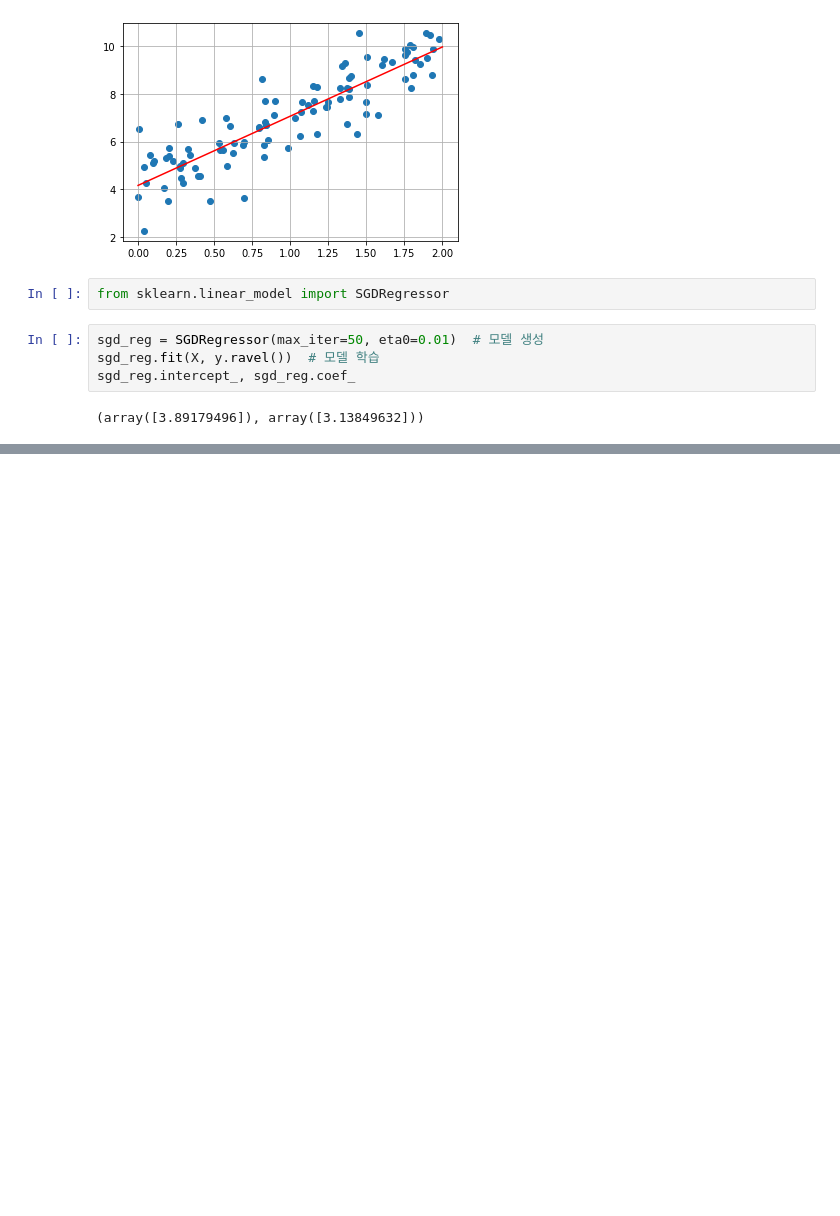
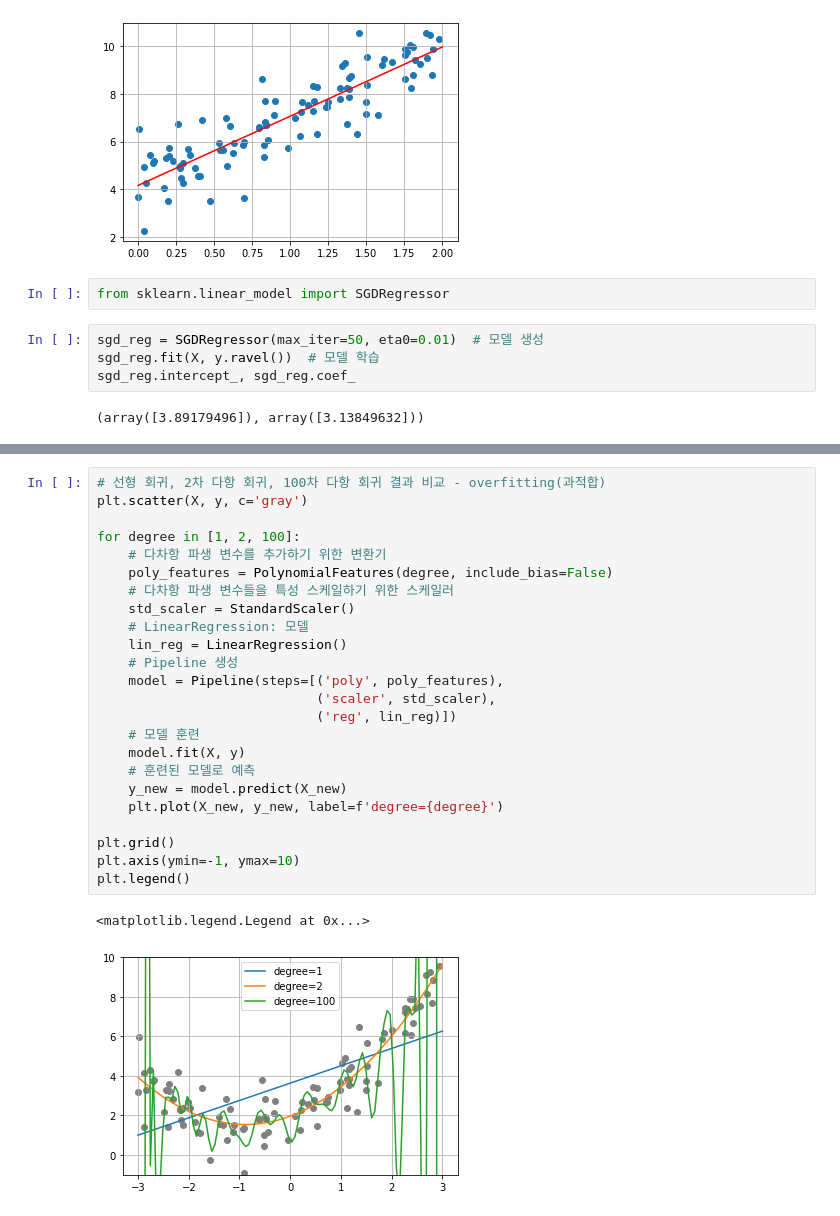
Before and after one commit to JakeOh/202011_itw_pyml_wkd, a Jupyter notebook: ml03.ipynb, the cells around one changed output, grey strips where cells are left out. Drawn from its saved outputs; the diff is of its cells as text; blank space fills up the shorter version.

```diff
--- a/ml03.ipynb
+++ b/ml03.ipynb
@@ -208,0 +257,27 @@ sgd_reg.intercept_, sgd_reg.coef_
+# %%
+# 선형 회귀, 2차 다항 회귀, 100차 다항 회귀 결과 비교 - overfitting(과적합)
+plt.scatter(X, y, c='gray')
+
+for degree in [1, 2, 100]:
+    # 다차항 파생 변수를 추가하기 위한 변환기
+    poly_features = PolynomialFeatures(degree, include_bias=False)
+    # 다차항 파생 변수들을 특성 스케일하기 위한 스케일러
+    std_scaler = StandardScaler()
+    # LinearRegression: 모델
+    lin_reg = LinearRegression()
+    # Pipeline 생성
+    model = Pipeline(steps=[('poly', poly_features),
+                            ('scaler', std_scaler),
+                            ('reg', lin_reg)])
+    # 모델 훈련
+    model.fit(X, y)
+    # 훈련된 모델로 예측
+    y_new = model.predict(X_new)
+    plt.plot(X_new, y_new, label=f'degree={degree}')
+
+plt.grid()
+plt.axis(ymin=-1, ymax=10)
+plt.legend()
+# %% [output]
+<matplotlib.legend.Legend at 0x...>
+[figure, added]
```
Also changed, not shown: parts of 7 cells of this notebook.
